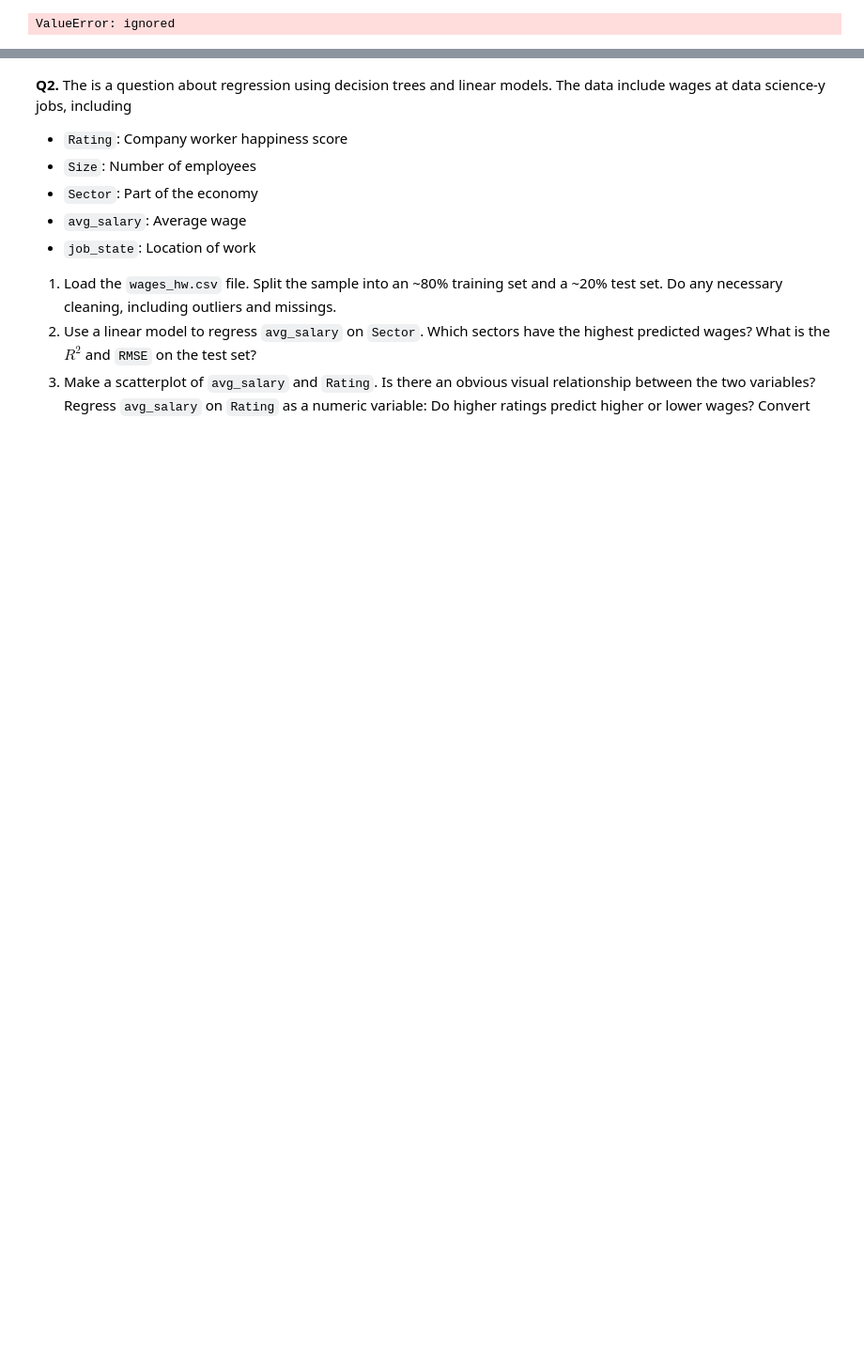
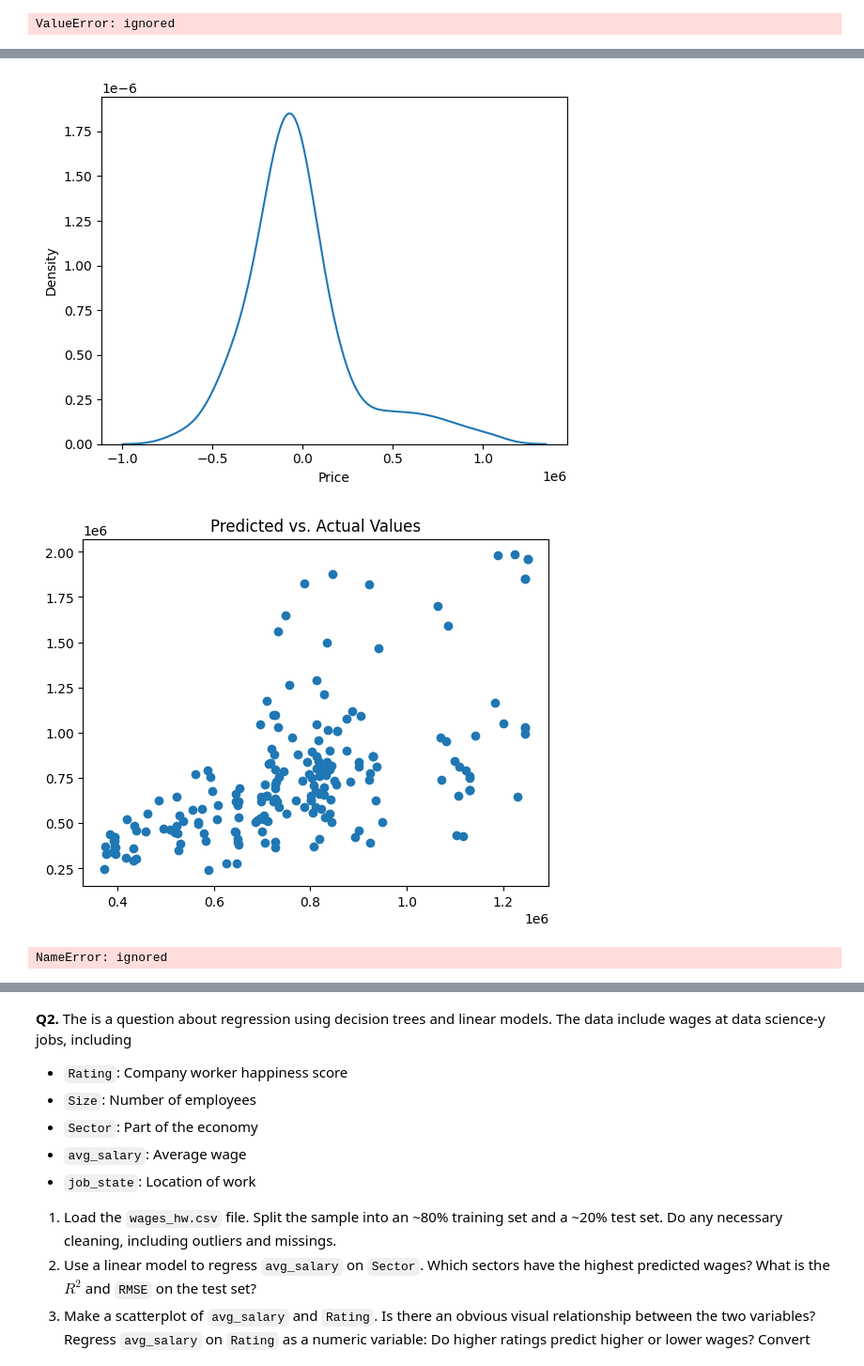
Before and after one commit to ToriStoner/assignment4, a Jupyter notebook: assignment4.ipynb, the cells around one changed output, grey strips where cells are left out. Shown at 94% size. Saved outputs shown, nothing was run; the diff lists cells and outputs as text; code cells hidden in the pictures; blank space fills up the shorter version.

```diff
--- a/assignment4.ipynb
+++ b/assignment4.ipynb
@@ -248,0 +310,18 @@ ValueError: ignored
+# %%
+sns.kdeplot(residuals_knn)
+plt.show()
+
+## True versus predicted plot:
+plt.scatter(x=y_hat_knn,y=y_test)
+plt.title('Predicted vs. Actual Values')
+plt.show()
+
+## Metrics:
+SSE_knn = np.sum( (y_test-y_hat_knn)**2 )
+MSE_knn = SSE_knn/N_test
+RMSE_knn = (SSE_knn/N_test)**(1/2)
+R2_knn = 1 - SSE_knn/TSS
+# %% [output]
+[figure, added]
+[figure, added]
+NameError: ignored
```
Also changed, not shown: parts of 7 cells of this notebook.
